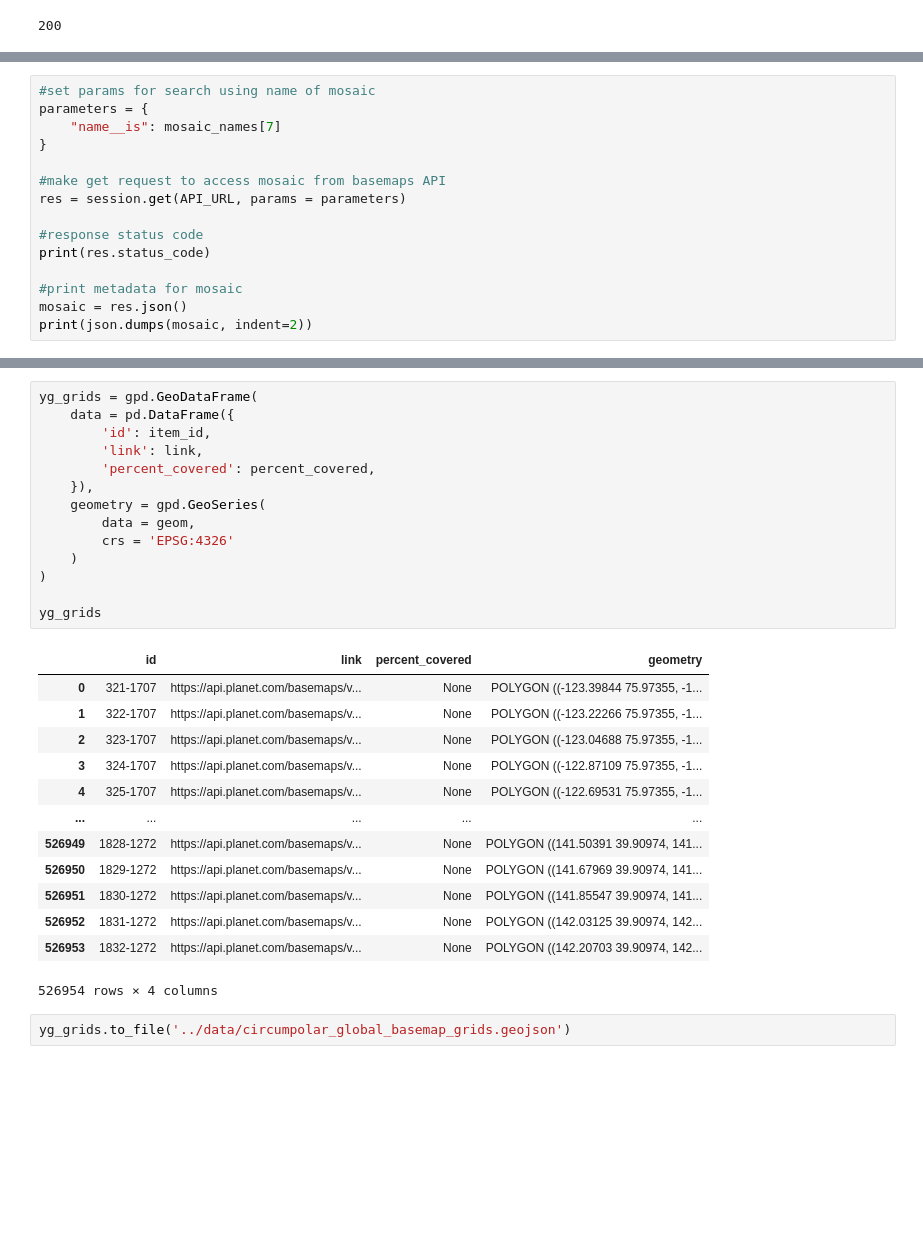
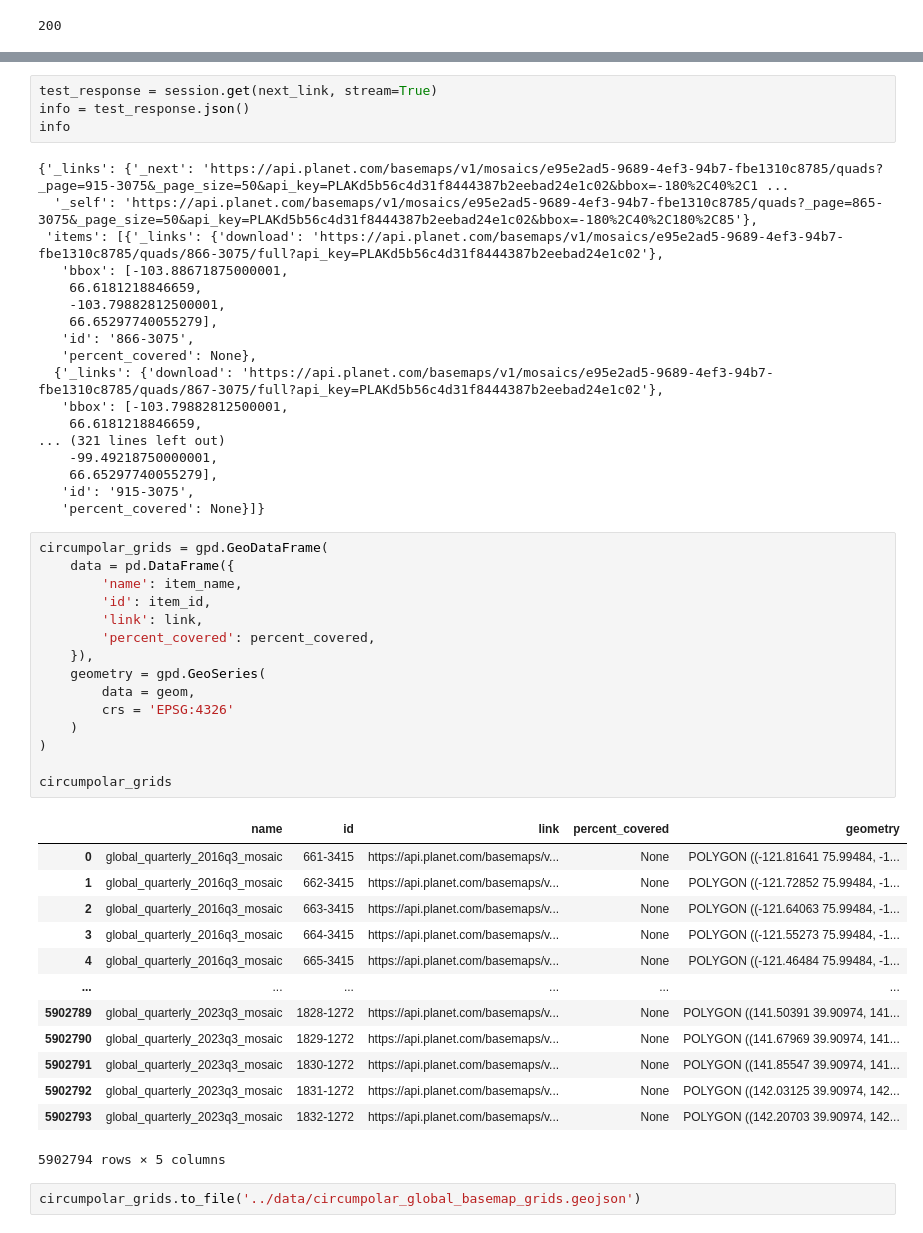
Before and after one commit to HRodenhizer/ARTS_planet_basemaps, a Jupyter notebook: code/1_basemap_grid_search.ipynb, the cells around one changed output, grey strips where cells are left out. Saved outputs shown, nothing was run; the diff lists cells and outputs as text; blank space fills up the shorter version.

Commit message:
updates basemap grid search and filter to use grids from each year

```diff
--- a/code/1_basemap_grid_search.ipynb
+++ b/code/1_basemap_grid_search.ipynb
@@ -92,15 +86,0 @@ mosaic_names
-# %%
-#set params for search using name of mosaic
-parameters = {
-    "name__is": mosaic_names[7]
-}
-
-#make get request to access mosaic from basemaps API
-res = session.get(API_URL, params = parameters)
-
-#response status code
-print(res.status_code)
-
-#print metadata for mosaic
-mosaic = res.json()
-print(json.dumps(mosaic, indent=2))
@@ -190,30 +206,53 @@ while next_link:
+# %%
+test_response = session.get(next_link, stream=True)
+info = test_response.json()
+info
+# %% [output]
+{'_links': {'_next': 'https://api.planet.com/basemaps/v1/mosaics/e95e2ad5-9689-4ef3-94b7-fbe1310c8785/quads?_page=915-3075&_page_size=50&api_key=PLAKd5b56c4d31f8444387b2eebad24e1c02&bbox=-180%2C40%2C1 ...
+  '_self': 'https://api.planet.com/basemaps/v1/mosaics/e95e2ad5-9689-4ef3-94b7-fbe1310c8785/quads?_page=865-3075&_page_size=50&api_key=PLAKd5b56c4d31f8444387b2eebad24e1c02&bbox=-180%2C40%2C180%2C85'},
+ 'items': [{'_links': {'download': 'https://api.planet.com/basemaps/v1/mosaics/e95e2ad5-9689-4ef3-94b7-fbe1310c8785/quads/866-3075/full?api_key=PLAKd5b56c4d31f8444387b2eebad24e1c02'},
+   'bbox': [-103.88671875000001,
+    66.6181218846659,
+    -103.79882812500001,
+    66.65297740055279],
+   'id': '866-3075',
+   'percent_covered': None},
+  {'_links': {'download': 'https://api.planet.com/basemaps/v1/mosaics/e95e2ad5-9689-4ef3-94b7-fbe1310c8785/quads/867-3075/full?api_key=PLAKd5b56c4d31f8444387b2eebad24e1c02'},
+   'bbox': [-103.79882812500001,
+    66.6181218846659,
+... (321 lines left out)
+    -99.49218750000001,
+    66.65297740055279],
+   'id': '915-3075',
+   'percent_covered': None}]}
 # %%
-yg_grids = gpd.GeoDataFrame(
+circumpolar_grids = gpd.GeoDataFrame(
     data = pd.DataFrame({
+        'name': item_name,
         'id': item_id,
         'link': link,
         'percent_covered': percent_covered,
     }),
     geometry = gpd.GeoSeries(
         data = geom,
         crs = 'EPSG:4326'
     )
 )
 
-yg_grids
+circumpolar_grids
 # %% [output]
-|  | id | link | percent_covered | geometry |
-| 0 | 321-1707 | https://api.planet.com/basemaps/v... | None | POLYGON ((-123.39844 75.97355, -1... |
-| 1 | 322-1707 | https://api.planet.com/basemaps/v... | None | POLYGON ((-123.22266 75.97355, -1... |
-| 2 | 323-1707 | https://api.planet.com/basemaps/v... | None | POLYGON ((-123.04688 75.97355, -1... |
-| 3 | 324-1707 | https://api.planet.com/basemaps/v... | None | POLYGON ((-122.87109 75.97355, -1... |
-| 4 | 325-1707 | https://api.planet.com/basemaps/v... | None | POLYGON ((-122.69531 75.97355, -1... |
-| ... | ... | ... | ... | ... |
-| 526949 | 1828-1272 | https://api.planet.com/basemaps/v... | None | POLYGON ((141.50391 39.90974, 141... |
-| 526950 | 1829-1272 | https://api.planet.com/basemaps/v... | None | POLYGON ((141.67969 39.90974, 141... |
-| 526951 | 1830-1272 | https://api.planet.com/basemaps/v... | None | POLYGON ((141.85547 39.90974, 141... |
-| 526952 | 1831-1272 | https://api.planet.com/basemaps/v... | None | POLYGON ((142.03125 39.90974, 142... |
-| 526953 | 1832-1272 | https://api.planet.com/basemaps/v... | None | POLYGON ((142.20703 39.90974, 142... |
+|  | name | id | link | percent_covered | geometry |
+| 0 | global_quarterly_2016q3_mosaic | 661-3415 | https://api.planet.com/basemaps/v... | None | POLYGON ((-121.81641 75.99484, -1... |
+| 1 | global_quarterly_2016q3_mosaic | 662-3415 | https://api.planet.com/basemaps/v... | None | POLYGON ((-121.72852 75.99484, -1... |
+| 2 | global_quarterly_2016q3_mosaic | 663-3415 | https://api.planet.com/basemaps/v... | None | POLYGON ((-121.64063 75.99484, -1... |
+| 3 | global_quarterly_2016q3_mosaic | 664-3415 | https://api.planet.com/basemaps/v... | None | POLYGON ((-121.55273 75.99484, -1... |
+| 4 | global_quarterly_2016q3_mosaic | 665-3415 | https://api.planet.com/basemaps/v... | None | POLYGON ((-121.46484 75.99484, -1... |
+| ... | ... | ... | ... | ... | ... |
+| 5902789 | global_quarterly_2023q3_mosaic | 1828-1272 | https://api.planet.com/basemaps/v... | None | POLYGON ((141.50391 39.90974, 141... |
+| 5902790 | global_quarterly_2023q3_mosaic | 1829-1272 | https://api.planet.com/basemaps/v... | None | POLYGON ((141.67969 39.90974, 141... |
+| 5902791 | global_quarterly_2023q3_mosaic | 1830-1272 | https://api.planet.com/basemaps/v... | None | POLYGON ((141.85547 39.90974, 141... |
+| 5902792 | global_quarterly_2023q3_mosaic | 1831-1272 | https://api.planet.com/basemaps/v... | None | POLYGON ((142.03125 39.90974, 142... |
+| 5902793 | global_quarterly_2023q3_mosaic | 1832-1272 | https://api.planet.com/basemaps/v... | None | POLYGON ((142.20703 39.90974, 142... |
-526954 rows × 4 columns
+5902794 rows × 5 columns
 # %%
-yg_grids.to_file('../data/circumpolar_global_basemap_grids.geojson')
+circumpolar_grids.to_file('../data/circumpolar_global_basemap_grids.geojson')
```
Also changed, not shown: parts of 8 cells of this notebook, 1 other file.
